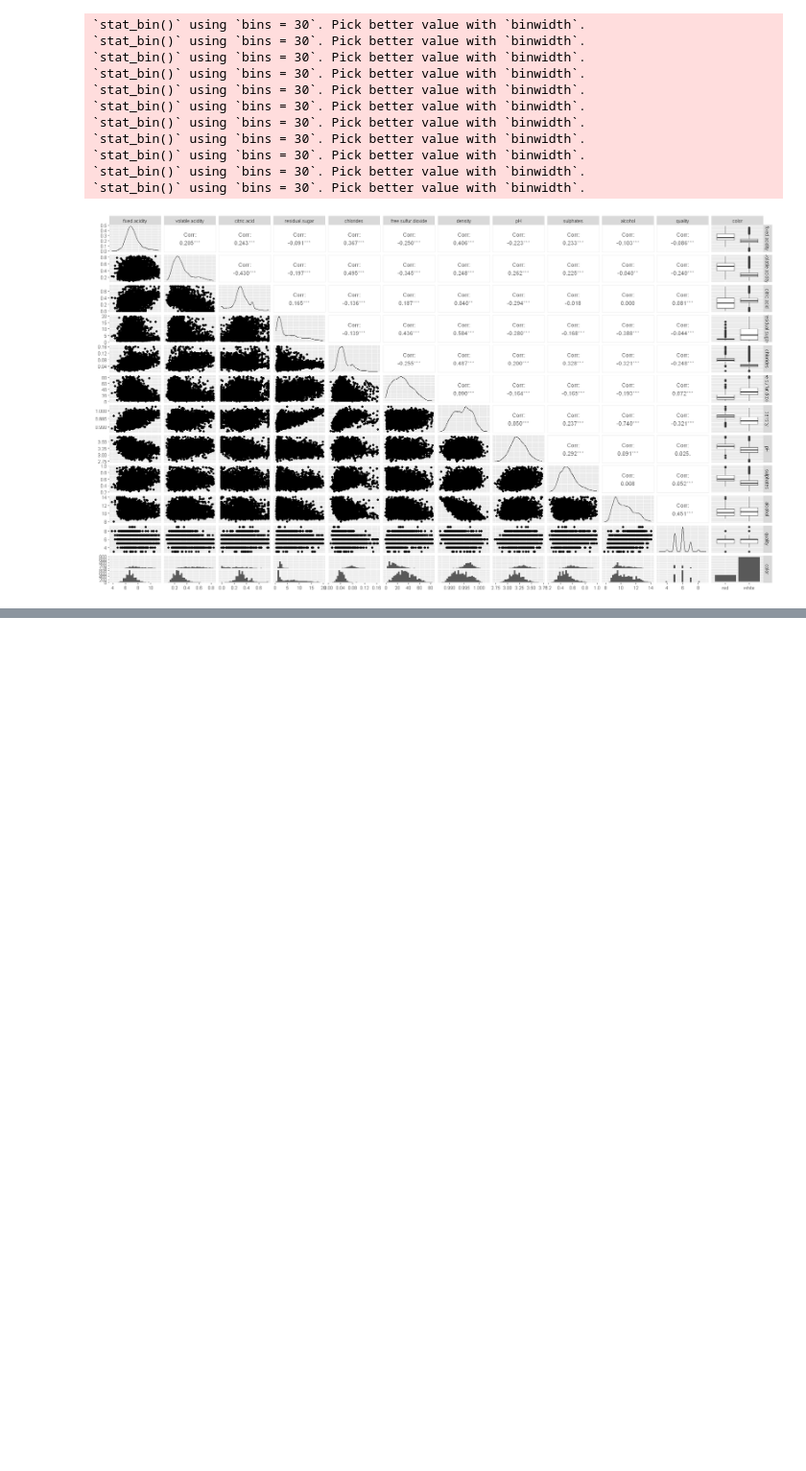
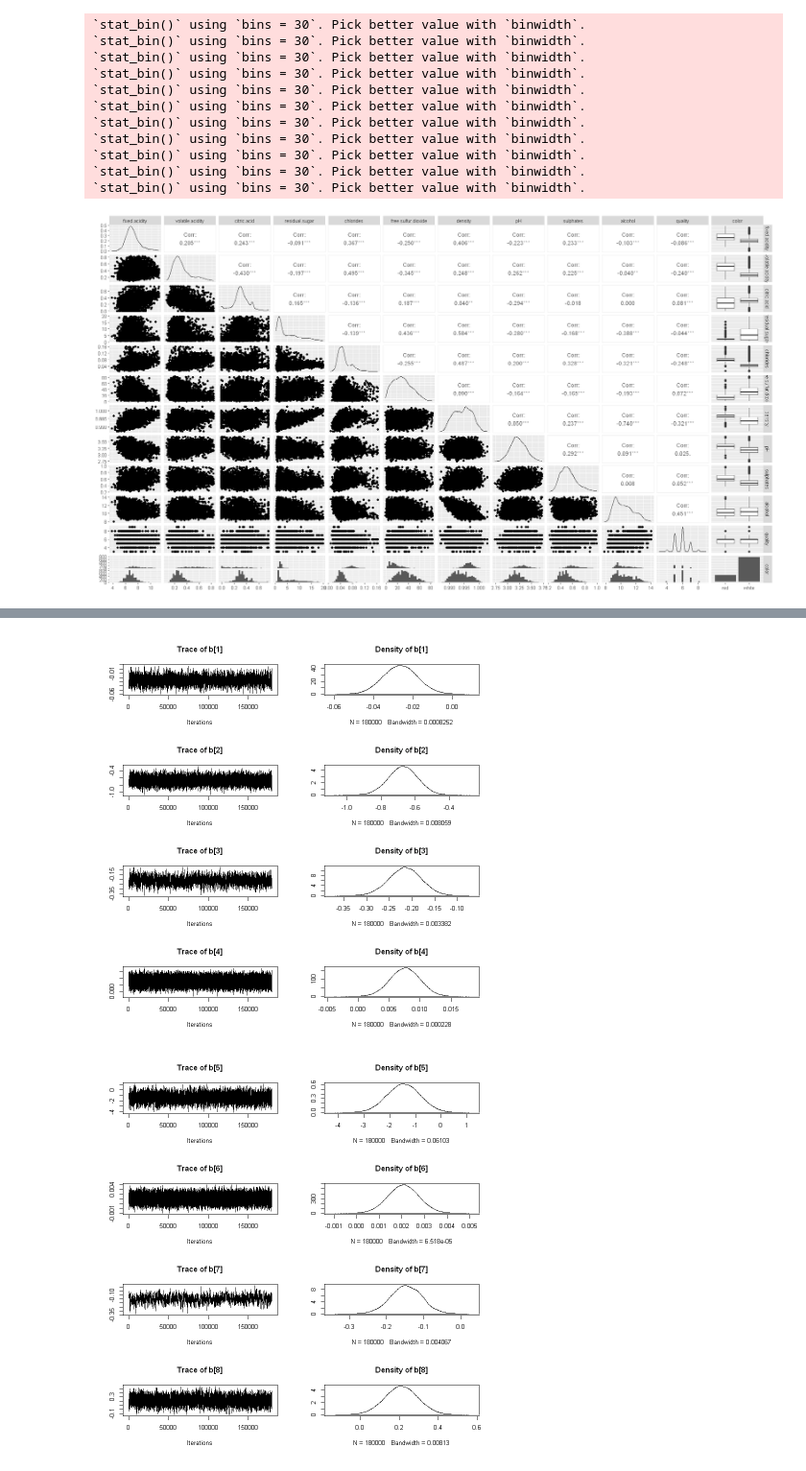
Before and after one commit to andredantas03/Wine_quality_analysis, a Jupyter notebook: analysisR.ipynb, the cells around one changed output, grey strips where cells are left out. Shown: that part at 96% size. Cells and saved outputs as stored; diff of their text form; code cells hidden in the pictures; blank space fills up the shorter version.

```diff
--- a/analysisR.ipynb
+++ b/analysisR.ipynb
@@ -180,0 +194,35 @@ options(repr.plot.width=7, repr.plot.height=7)
+# %%
+set.seed(1)
+
+#use 80% of dataset as training set and 20% as test set
+sample <- sample(c(TRUE, FALSE), nrow(data), replace=TRUE, prob=c(0.8,0.2))
+train  <- data[sample, ]
+test   <- data[!sample, ]
+# %%
+mod1_string = " model {
+    for (i in 1:length(y)) {
+        y[i] ~ dbin(p[i],10)
+        logit(p[i]) = b[1]*fixedacidity[i] + b[2]*volatileacidity[i] + b[3]*color[i] + b[4]*residualsugar[i] +
+                      b[5]*chlorides[i] + b[6]*freesulfurdioxide[i] + b[7]*ph[i] +b[8]*sulphates[i] + b[9]*alcohol[i]
+    }
+    for (j in 1:9) {
+        b[j] ~ dnorm(0.0, 1.0/25.0)
+    }
+} "
+
+set.seed(92)
+
+data_jags = list(y=train[,'quality'], fixedacidity=train[,"fixed.acidity"], volatileacidity=train[,"volatile.acidity"],
+                    citricacid=train[,"citric.acid"], residualsugar=train[,"residual.sugar"],
+                    chlorides=train[,"chlorides"], freesulfurdioxide=train[,"free.sulfur.dioxide"], density=train[,'density'],
+                    ph = train[,'pH'], sulphates=train[,'sulphates'], alcohol=train[,'alcohol'], color = train[,'color'])
+
+params = c("b")
+
+mod1 = jags.model(textConnection(mod1_string), data=data_jags, n.chains=3)
+update(mod1, 1e3)
+
+mod1_sim = coda.samples(model=mod1,
+                        variable.names=params,
+                        n.iter=6e4)
+mod1_csim = as.mcmc(do.call(rbind, mod1_sim))
@@ -180,0 +243,6 @@ options(repr.plot.width=7, repr.plot.height=7)
+# %%
+## convergence diagnostics
+plot(mod1_csim, ask=TRUE)
+# %% [output]
+[figure, added]
+[figure, added]
```
Also changed, not shown: parts of 7 cells of this notebook.
